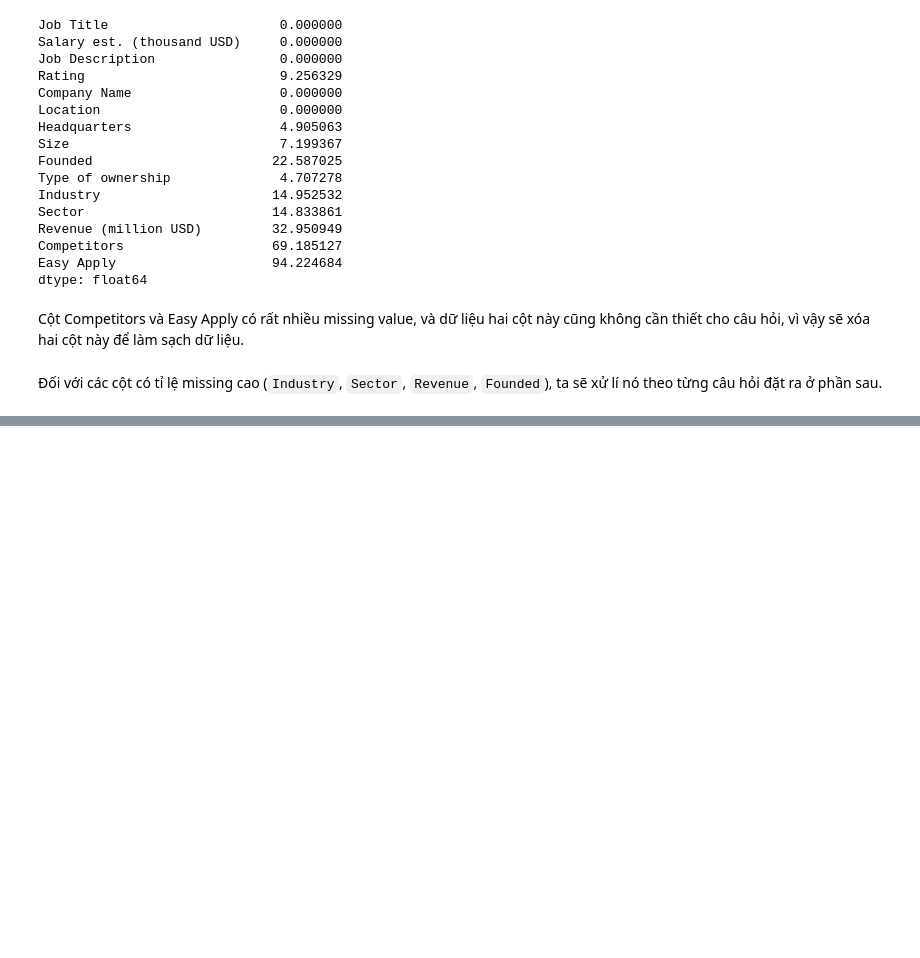
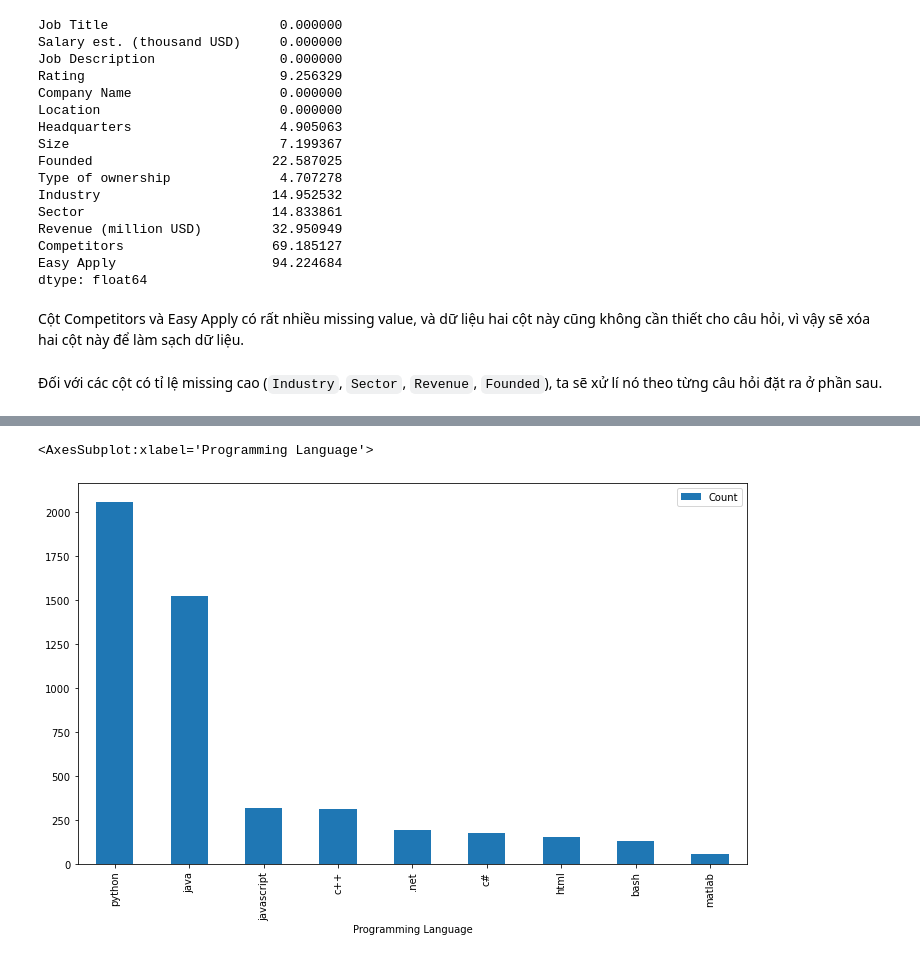
Before and after one commit to Hien-Hirune/FinalProject_KHDL, a Jupyter notebook: Analysis.ipynb, the cells around one changed output, grey strips where cells are left out. Cells and saved outputs as stored; diff of their text form; code cells hidden in the pictures; blank space fills up the shorter version.

```diff
--- a/Analysis.ipynb
+++ b/Analysis.ipynb
@@ -288,0 +478,22 @@ tmp[['Location','Revenue (million USD)']]
+# %%
+pg_req = ["python", "c++", "java", "matlab", ".net", "c#", "javascript", "html", "bash"]
+pg_lan = np.zeros(len(pg_req))
+# %%
+def count_pg_lan(language):
+    if language == 'c++':
+        language = 'c\+\+'
+    elif language == '.net':
+        language = '\.net'
+    elif language == 'c#':
+        language = 'c\#'
+    tmp = data_engineer_jobs['Job Description'].str.lower()
+    return tmp.str.count(language, flags=re.IGNORECASE).sum()
+
+for req in pg_req:
+    pg_lan[pg_req.index(req)] = count_pg_lan(req)
+
+pg_lan_df = pd.DataFrame([pg_req, pg_lan]).T
+pg_lan_df = pg_lan_df.rename(columns={0: 'Programming Language', 1: 'Count'})
+pg_lan_df.sort_values(['Count'], axis=0, ascending=False, inplace=True)
+pg_lan_df.set_index('Programming Language', inplace=True)
+pg_lan_df
@@ -288,0 +512,5 @@ tmp[['Location','Revenue (million USD)']]
+# %%
+pg_lan_df.plot.bar(figsize=(12,7))
+# %% [output]
+<AxesSubplot:xlabel='Programming Language'>
+[figure, added]
```
Also changed, not shown: parts of 39 cells of this notebook.
